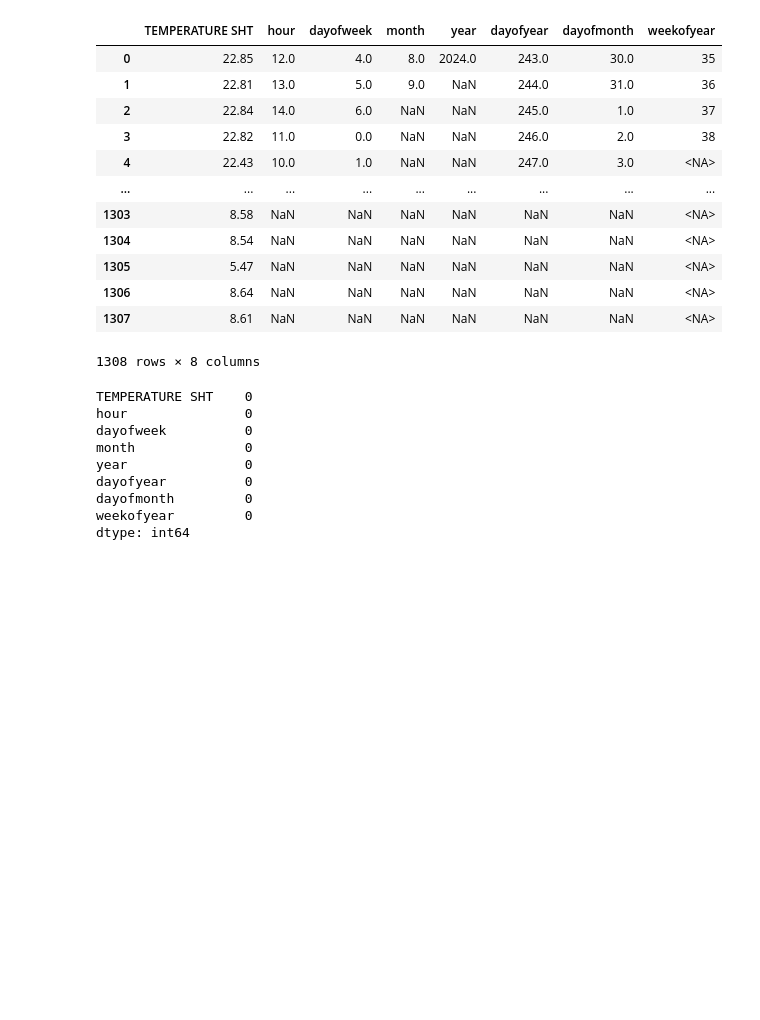
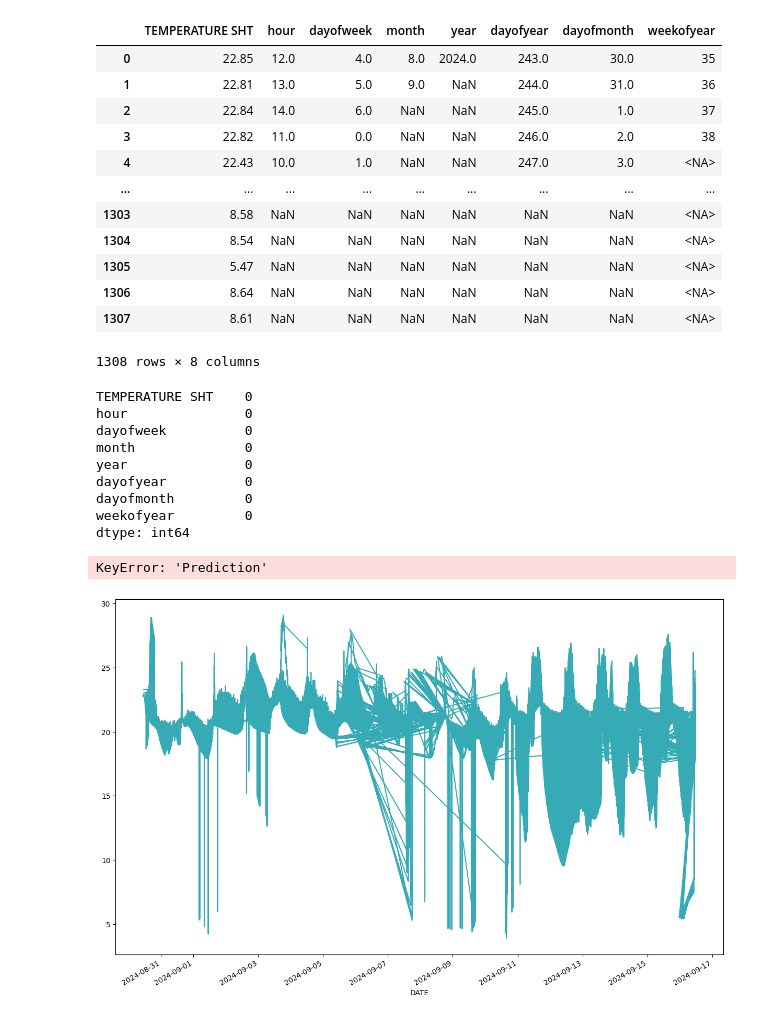
Before and after one commit to Winfry/Upande, a Jupyter notebook: tesst.ipynb, the cells around one changed output. Saved outputs shown, nothing was run; the diff lists cells and outputs as text; code cells hidden in the pictures; blank space fills up the shorter version.

Commit message:
PowerPredictionKe

```diff
--- a/tesst.ipynb
+++ b/tesst.ipynb
@@ -270,3 +270,11 @@ dayofyear          0
 dayofmonth         0
 weekofyear         0
 dtype: int64
+# %%
+ax = df['TEMPERATURE SHT'].plot(figsize=(15,10),color=color_pal[5])
+df['Prediction'].plot(ax=ax, style='.',color=color_pal[1])
+plt.legend(['Raw Data','Prediction'])
+ax.set_title('Raw Data and Prediction')
+# %% [output]
+KeyError: 'Prediction'
+[figure, added]
```
